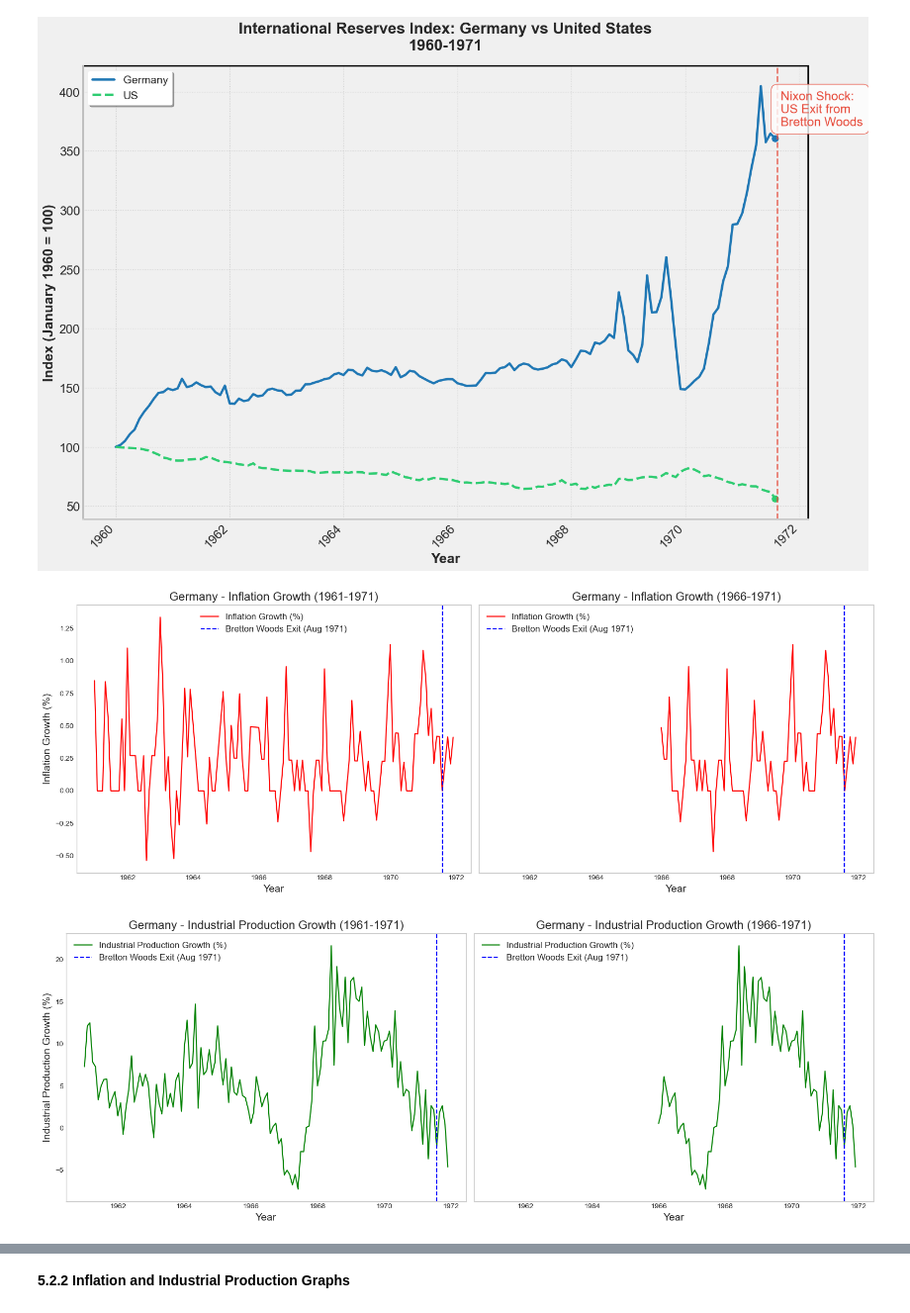
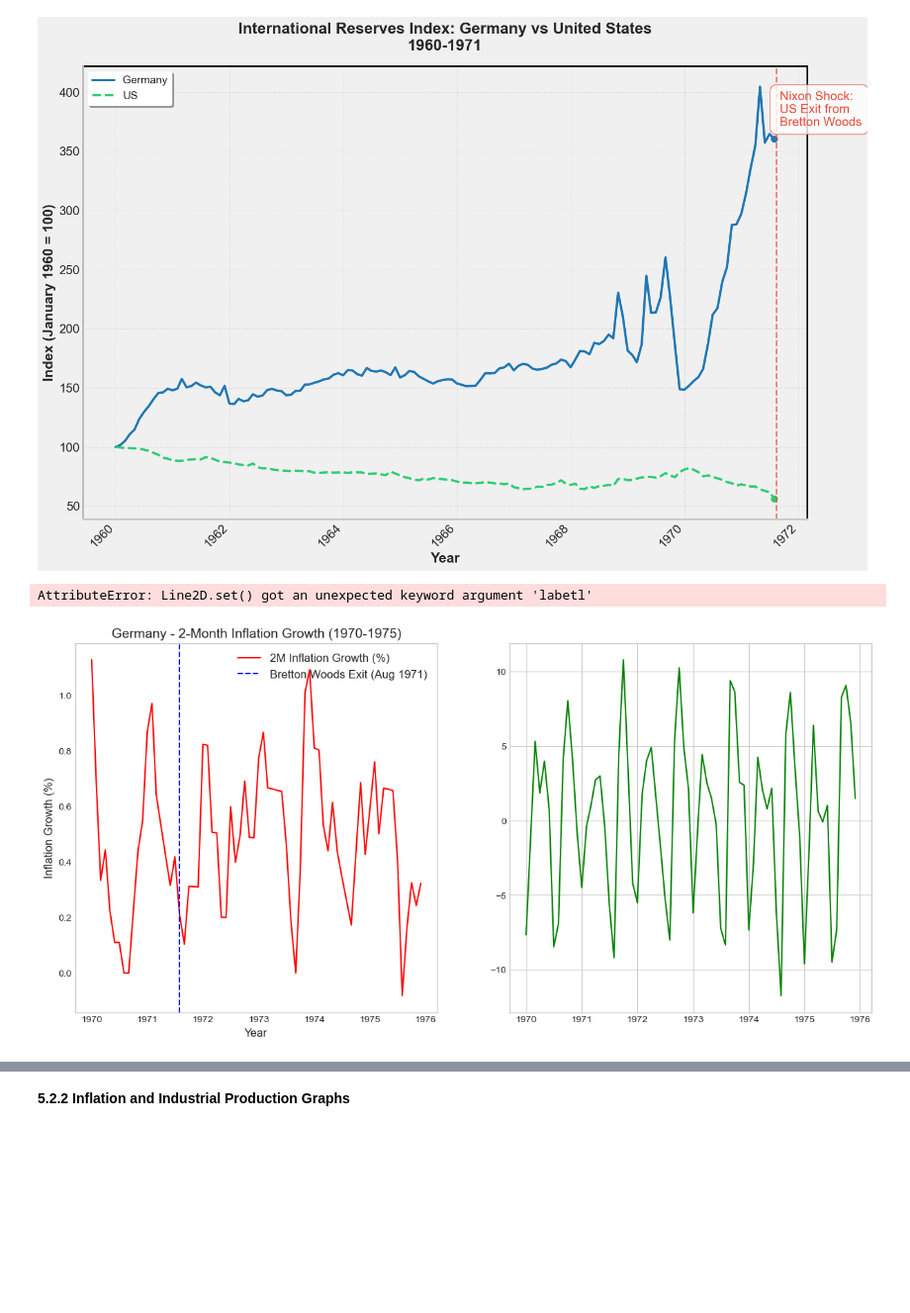
Before and after one commit to EC1B1-Macro-Project/Germany_Coursework, a Jupyter notebook: code/NB00.ipynb, the cells around one changed output, grey strips where cells are left out. Shown at 99% size. Cells and saved outputs as stored; diff of their text form; code cells hidden in the pictures; blank space fills up the shorter version.

Commit message:
added graphs

```diff
--- a/code/NB00.ipynb
+++ b/code/NB00.ipynb
@@ -596,74 +597,45 @@ plt.show()
 # %% [output]
 [figure]
 # %%
-import matplotlib.pyplot as plt
-import pandas as pd
-
 # Define the Bretton Woods exit date
 bretton_woods_exit = pd.to_datetime("1971-08-01")
 
-# Filter data for Germany
-df_germany = merged_df[merged_df["Country"] == "Germany"].copy()
+# Filter data for Germany between 1970 and 1975
+df_germany = merged_df[(merged_df["Country"] == "Germany") &
+                       (merged_df["Date"] >= "1970-01-01") &
+                       (merged_df["Date"] <= "1975-12-01")].copy()
 
-# Convert Date column to datetime format
+# Convert 'Date' column to datetime format
 df_germany["Date"] = pd.to_datetime(df_germany["Date"])
 
-# Define the start date for analysis
-start_year = "1961-01-01"
+# Compute 2-month moving averages
+df_germany["2M_Inflation"] = df_germany["Monthly Inflation Growth (%)"].rolling(window=2, min_periods=1).mean()
+df_germany["2M_Ind_Prod"] = df_germany["Monthly Industrial Production Growth (%)"].rolling(window=2, min_periods=1).mean()
 
-# Filter full dataset
-df_full = df_germany[df_germany["Date"] >= start_year]
+# Create side-by-side subplots for Inflation and Industrial Production Growth
+fig, ax = plt.subplots(1, 2, figsize=(15, 7), sharex=True)
 
-# Define 10-year and 5-year filtered data
-df_10yr = df_germany[df_germany["Date"].between("1961-01-01", "1971-12-31")]
-df_5yr = df_germany[df_germany["Date"].between("1966-01-01", "1971-12-31")]
-
-# Create subplots for Inflation Growth (Side-by-Side)
-fig, ax = plt.subplots(1, 2, figsize=(16, 6), sharex=True, sharey=True)
-
-# Plot 10-year Inflation Growth
-ax[0].plot(df_10yr["Date"], df_10yr["Monthly Inflation Growth (%)"], label="Inflation Growth (%)", color="red")
+# Plot 2-month Inflation Growth
+ax[0].plot(df_germany["Date"], df_germany["2M_Inflation"], label="2M Inflation Growth (%)", color="red")
 ax[0].axvline(bretton_woods_exit, color="blue", linestyle="--", label="Bretton Woods Exit (Aug 1971)")
-ax[0].set_title("Germany - Inflation Growth (1961-1971)", fontsize=16)
-ax[0].set_xlabel("Year", fontsize=14)
-ax[0].set_ylabel("Inflation Growth (%)", fontsize=14)
+ax[0].set_title("Germany - 2-Month Inflation Growth (1970-1975)", fontsize=14)
+ax[0].set_xlabel("Year", fontsize=12)
+ax[0].set_ylabel("Inflation Growth (%)", fontsize=12)
 ax[0].legend(fontsize=12)
 ax[0].grid()
 
-# Plot 5-year Inflation Growth
-ax[1].plot(df_5yr["Date"], df_5yr["Monthly Inflation Growth (%)"], label="Inflation Growth (%)", color="red")
-ax[1].axvline(bretton_woods_exit, color="blue", linestyle="--", label="Bretton Woods Exit (Aug 1971)")
-ax[1].set_title("Germany - Inflation Growth (1966-1971)", fontsize=16)
-ax[1].set_xlabel("Year", fontsize=14)
+# Plot 2-month Industrial Production Growth
+ax[1].plot(df_germany["Date"], df_germany["2M_Ind_Prod"], label="2M Industrial Production Growth (%)", color="green")
+ax[1].axvline(bretton_woods_exit, color="blue", linestyle="--", labetl="Bretton Woods Exit (Aug 1971)")
+ax[1].set_title("Germany - 2-Month Industrial Production Growth (1970-1975)", fontsize=14)
+ax[1].set_xlabel("Year", fontsize=12)
+ax[1].set_ylabel("Industrial Production Growth (%)", fontsize=12)
 ax[1].legend(fontsize=12)
 ax[1].grid()
 
+# Adjust layout and show plots
 plt.tight_layout()
 plt.show()
-
-
-# Create subplots for Industrial Production Growth (Side-by-Side)
-fig, ax = plt.subplots(1, 2, figsize=(16, 6), sharex=True, sharey=True)
-
-# Plot 10-year Industrial Production Growth
-ax[0].plot(df_10yr["Date"], df_10yr["Industrial Production YoY Growth (%)"], label="Industrial Production Growth (%)", color="green")
-ax[0].axvline(bretton_woods_exit, color="blue", linestyle="--", label="Bretton Woods Exit (Aug 1971)")
-ax[0].set_title("Germany - Industrial Production Growth (1961-1971)", fontsize=16)
-ax[0].set_xlabel("Year", fontsize=14)
-ax[0].set_ylabel("Industrial Production Growth (%)", fontsize=14)
-ax[0].legend(fontsize=12)
-ax[0].grid()
-
-# Plot 5-year Industrial Production Growth
-ax[1].plot(df_5yr["Date"], df_5yr["Industrial Production YoY Growth (%)"], label="Industrial Production Growth (%)", color="green")
-ax[1].axvline(bretton_woods_exit, color="blue", linestyle="--", label="Bretton Woods Exit (Aug 1971)")
-ax[1].set_title("Germany - Industrial Production Growth (1966-1971)", fontsize=16)
-ax[1].set_xlabel("Year", fontsize=14)
-ax[1].legend(fontsize=12)
-ax[1].grid()
-
-plt.tight_layout()
-plt.show()
 # %% [output]
+AttributeError: Line2D.set() got an unexpected keyword argument 'labetl'
-[figure, old version]
+[figure, new version]
-[figure, removed]
```
Also changed, not shown: parts of 25 cells of this notebook.
